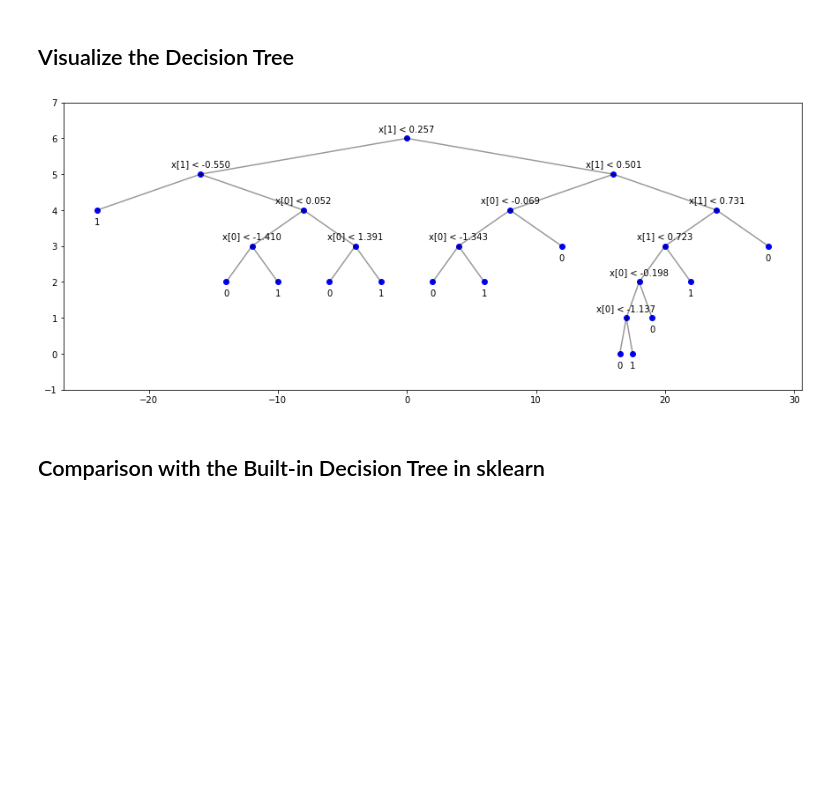
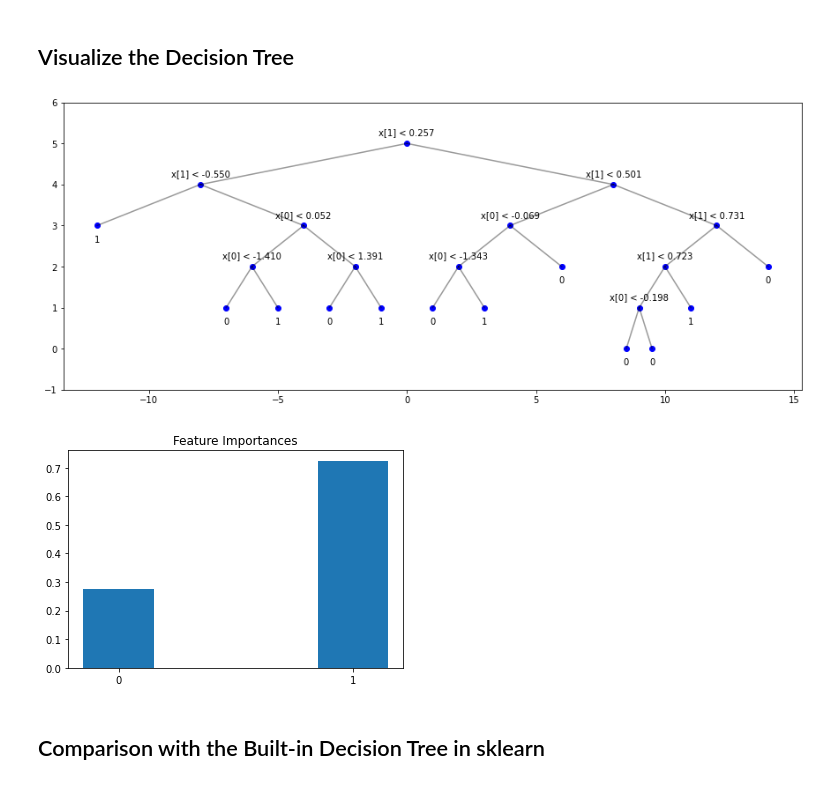
Before and after one commit to kspilario/DS397_comp, a Jupyter notebook: Tree_Ensembles/dectree_moons.ipynb, the cells around one changed output. Drawn from its saved outputs; the diff is of its cells as text; code cells hidden in the pictures; blank space fills up the shorter version.

```diff
--- a/Tree_Ensembles/dectree_moons.ipynb
+++ b/Tree_Ensembles/dectree_moons.ipynb
@@ -63,7 +63,11 @@ class DecisionTree:
         best_split = {'gini': 1, 'feat': None, 'thresh': None}
 
         for feat in range(data.shape[1]-1):
+
             sorted_data = data[data[:, feat].argsort(),:]
+            p = np.sum(data[:,-1]) / N
+            orig_gini = 2 * p * (1 - p)
+
             for i in range(N-1):
 
                 left = sorted_data[:(i+1),:]
@@ -71,8 +75,8 @@ class DecisionTree:
 
                 p1 = np.sum(left[:,-1]) / (i+1)
                 p2 = np.sum(right[:,-1]) / (N - (i+1))
-                gini_left = 2 * p1 * (1 - p1);
-                gini_right = 2 * p2 * (1 - p2);
+                gini_left = 2 * p1 * (1 - p1)
+                gini_right = 2 * p2 * (1 - p2)
                 gini = ((i+1) * gini_left + (N - (i+1)) * gini_right) / N
 
                 if gini < best_split["gini"]:
@@ -81,11 +85,13 @@ class DecisionTree:
                     best_split["thresh"] = (left[-1,feat] + right[0,feat]) / 2
                     best_split["left_data"] = left
                     best_split["right_data"] = right
+                    best_split["gini_dec"] = (orig_gini - gini) * N
 
         return best_split
 
     def fit(self, X, y):
-        data = np.hstack((X_train, y_train.reshape(-1,1)))
+        data = np.hstack((X, y.reshape(-1,1)))
+        self.feat_imp = np.zeros(X.shape[1])
 
         # For visualization of boundaries
         print("Order of Node creation:")
@@ -93,6 +99,7 @@ class DecisionTree:
         plt.scatter(X[y == 0,0], X[y == 0,1], c='b')
         plt.scatter(X[y == 1,0], X[y == 1,1], c='r')
         self.root = self.build_tree(data)
+        self.feat_imp = self.feat_imp / np.sum(self.feat_imp)
         plt.show()
 
     def build_tree(self, data, curr_depth=0):
@@ -100,7 +107,7 @@ class DecisionTree:
         N = data.shape[0]
         self.actual_depth = np.max(np.array([curr_depth, self.actual_depth]))
 
-        if N >= self.min_samples_split and curr_depth <= self.max_depth and\
+        if N >= self.min_samples_split and curr_depth < self.max_depth and\
             len(np.unique(data[:,-1])) > 1:
 
             best_split = self.find_split(data)
@@ -111,7 +118,10 @@ class DecisionTree:
             if N_left >= self.min_samples_leaf and \
                 N_right >= self.min_samples_leaf:
 
-                gini, thresh, feat = best_split["gini"], best_split["thresh"], best_split["feat"]
+                gini, thresh, feat, gini_dec = best_split["gini"], best_split["thresh"], \
+                                               best_split["feat"], best_split["gini_dec"]
+
+                self.feat_imp[feat] += best_split["gini_dec"]
 
                 # Visualize the decision boundary at this Node
                 if best_split["feat"] == 0:
@@ -124,9 +134,12 @@ class DecisionTree:
                     xp = np.array([np.min(data[:,0]), np.max(data[:,0])])
                     yp = best_split["thresh"] * np.array([1, 1])
                     plt.plot(xp, yp, 'k')
-                    plt.text(np.mean(xp), yp[0] + 0.05, s=f"{gini:.3f}, {curr_depth}, {feat}", ha="center")
+                    plt.text(np.mean(xp), yp[0] + 0.05,
+                             s=f"{gini:.3f}, {curr_depth}, {feat}",
+                             ha="center")
 
-                print(f"  depth={curr_depth}, thresh={thresh:7.3f}, feat={feat}, gini={gini:.3f}")
+                print(f"  depth={curr_depth}, thresh={thresh:7.3f}, feat={feat}," +
+                      f" gini={gini:.3f}, gini_dec={gini_dec:.3f}")
 
                 # Recursive call to build_tree
                 left_node = self.build_tree(best_split["left_data"], curr_depth+1)
@@ -206,34 +218,41 @@ plt.figure(figsize=(15,6))
 while stack_nd:
 
     # Pop the stack
     nd, x, y = stack_nd.pop(), stack_x.pop(), stack_y.pop()
 
     # Check if leaf node or not
     if nd.value_if_leaf == None:
         feat = nd.split_data["feat"]
         thresh = nd.split_data["thresh"]
         plt.scatter(x, y, c='b')
         plt.text(x, y + 0.2, s=f"x[{feat}] < {thresh:.3f}",
                  ha="center", fontsize=10)
 
         next_xr = x + x_range / 2 ** (mdl.actual_depth - y)
         next_xl = x - x_range / 2 ** (mdl.actual_depth - y)
 
         plt.plot(np.array([x, next_xr]), np.array([y, y-1]), 'k', alpha=0.4)
         plt.plot(np.array([x, next_xl]), np.array([y, y-1]), 'k', alpha=0.4)
 
         # Push the right child, then left child
         stack_nd.append(nd.right), stack_nd.append(nd.left)
         stack_x.append(next_xr),   stack_x.append(next_xl)
         stack_y.append(y-1),       stack_y.append(y-1)
     else:
         plt.scatter(x, y, c='b')
         plt.text(x, y - 0.4, s=f"{int(nd.value_if_leaf)}", ha="center")
 
 plt.ylim([-1, mdl.actual_depth+1])
 plt.show()
+
+# Visualize feature importance bar plot
+plt.bar(np.array([0, 1]),mdl.feat_imp, width=0.3)
+plt.xticks(np.array([0, 1]))
+plt.title('Feature Importances')
+plt.show()
 # %% [output]
-[figure, old version]
+[figure, new version]
+[figure, added]
 # %% [markdown]
 ## Comparison with the Built-in Decision Tree in sklearn
 # %%
```
Also changed, not shown: parts of 2 cells of this notebook.
